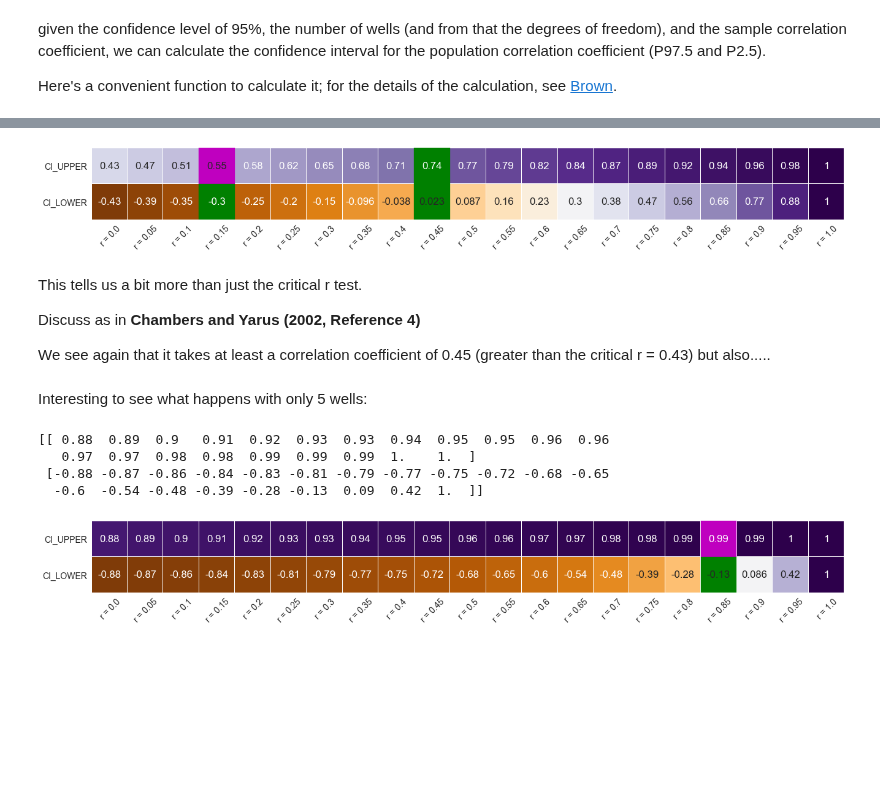
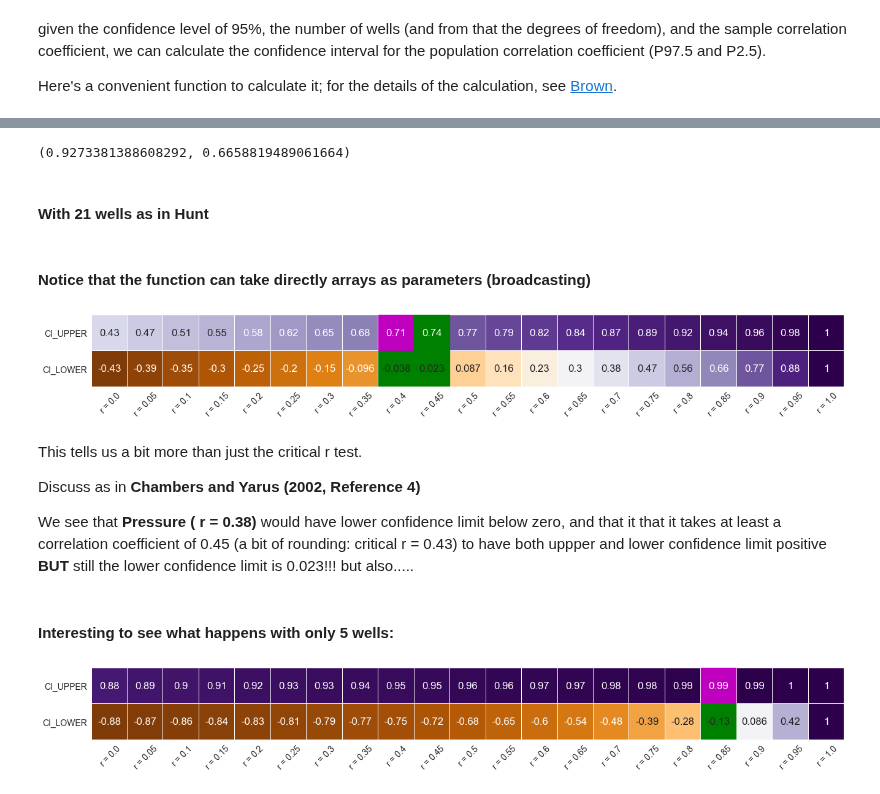
Before and after one commit to mycarta/Data-science-tools-petroleum-exploration-and-production, a Jupyter notebook: Python_confidence_interval_for_correlation_coefficient.ipynb, the cells around one changed output, grey strips where cells are left out. Drawn from its saved outputs; the diff is of its cells as text; code cells hidden in the pictures; blank space fills up the shorter version.

```diff
--- a/Python_confidence_interval_for_correlation_coefficient.ipynb
+++ b/Python_confidence_interval_for_correlation_coefficient.ipynb
@@ -52,26 +43,34 @@ print (cm21)
+# %%
+print (confInt(0.84, 25))
+# %% [output]
+(0.9273381388608292, 0.6658819489061664)
+# %% [markdown]
+#### With 21 wells as in Hunt
+# %% [markdown]
+#### Notice that the function can take directly arrays as parameters (broadcasting)
+# %%
+crr = np.arange(0.0,1.05,0.05).round(decimals=2)
+cm21 = np.asarray(confInt(crr, 21))
 # %%
-crr = np.arange(0.0,1.05,0.05).round(decimals=2)
-
-CI21 = pd.DataFrame(cm21, index = ['CI_UPPER', 'CI_LOWER'],
-                  columns = [" r = " + mp for mp in map(str, crr)])
+CI21 = pd.DataFrame(cm21, index = ['CI_UPPER', 'CI_LOWER'], columns = [" r = " + mp for mp in map(str, crr)])
 # %%
 sns.set(font_scale=1.4)
 fig, ax = plt.subplots(figsize=(22,4))
 h = sns.heatmap(CI21, annot=True, cmap='PuOr', square=True, linewidths=0.01, cbar=False)
 plt.xticks(rotation=45)
-h.add_patch(Rectangle((3,0), 1, 1, fill=True, color = 'm'))
-h.add_patch(Rectangle((3,1), 1, 1, fill=True, color = 'green'))
+h.add_patch(Rectangle((8,0), 1, 1, fill=True, color = 'm'))
+h.add_patch(Rectangle((8,1), 1, 1, fill=True, color = 'green'))
 h.add_patch(Rectangle((9,0), 1, 1, fill=True, color = 'green'))
 h.add_patch(Rectangle((9,1), 1, 1, fill=True, color = 'green'))
 plt.show()
 # %% [output]
-[figure, old version]
+[figure, new version]
 # %% [markdown]
 This tells us a bit more than just the critical r test.
 
 Discuss as in **Chambers and Yarus (2002, Reference 4)**
 
-We see again that it takes at least a correlation coefficient of 0.45 (greater than the critical r = 0.43)
+We see that **Pressure ( r = 0.38)** would have lower confidence limit below zero, and that it that it takes at least a correlation coefficient of 0.45 (a bit of rounding: critical r = 0.43) to have both uppper and lower confidence limit positive **BUT** still the lower confidence limit is 0.023!!!
 but also.....
 # %% [markdown]
-Interesting to see what happens with only 5 wells:
+#### Interesting to see what happens with only 5 wells:
@@ -80,7 +76,0 @@ cm5 = np.asarray([confInt(r, 5) for r in (np.arange(0.00,1.05,0.05))]).T
-# %%
-print (cm5)
-# %% [output]
-[[ 0.88  0.89  0.9   0.91  0.92  0.93  0.93  0.94  0.95  0.95  0.96  0.96
-   0.97  0.97  0.98  0.98  0.99  0.99  0.99  1.    1.  ]
- [-0.88 -0.87 -0.86 -0.84 -0.83 -0.81 -0.79 -0.77 -0.75 -0.72 -0.68 -0.65
-  -0.6  -0.54 -0.48 -0.39 -0.28 -0.13  0.09  0.42  1.  ]]
```
Also changed, not shown: parts of 26 cells of this notebook, 1 other file.
